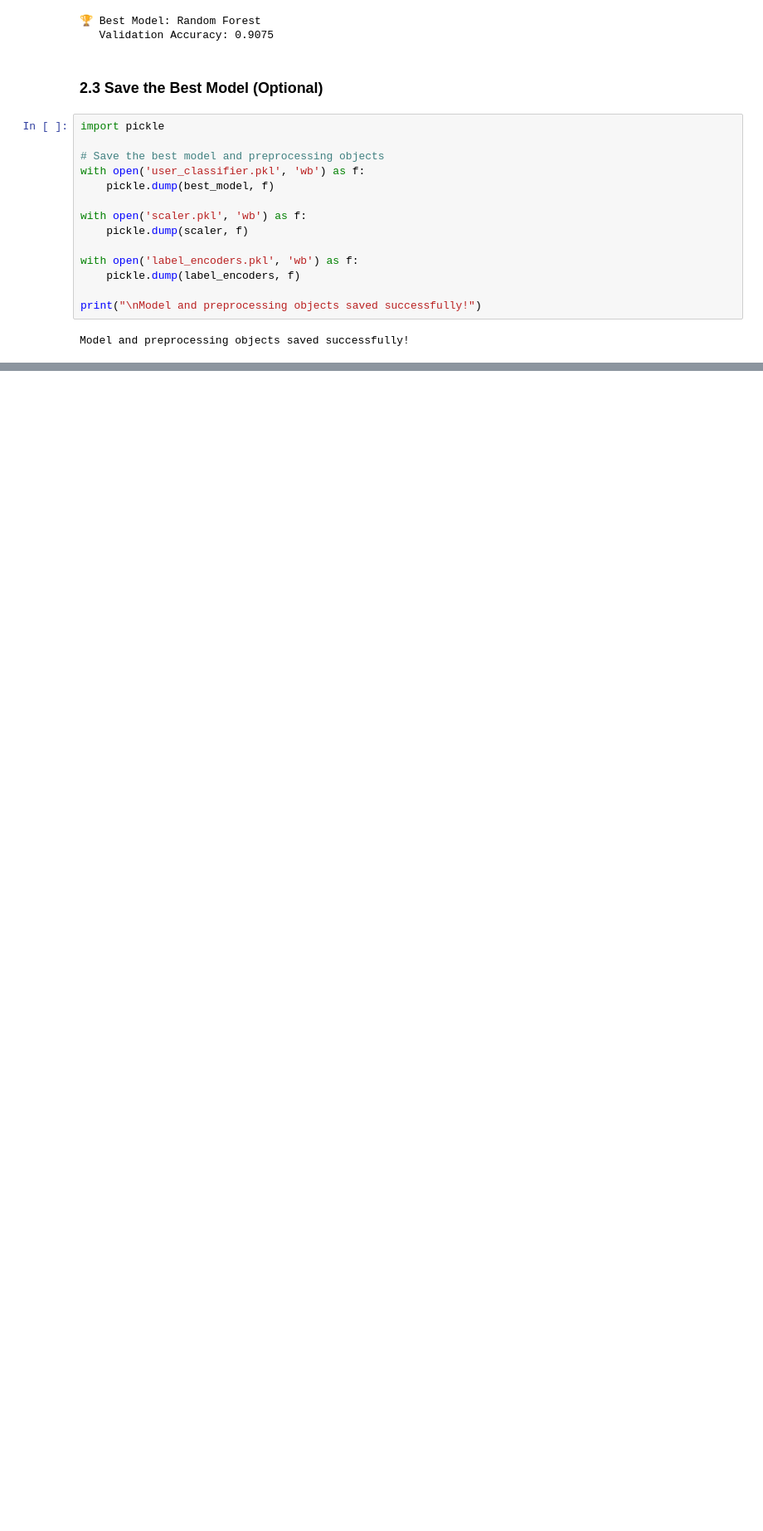
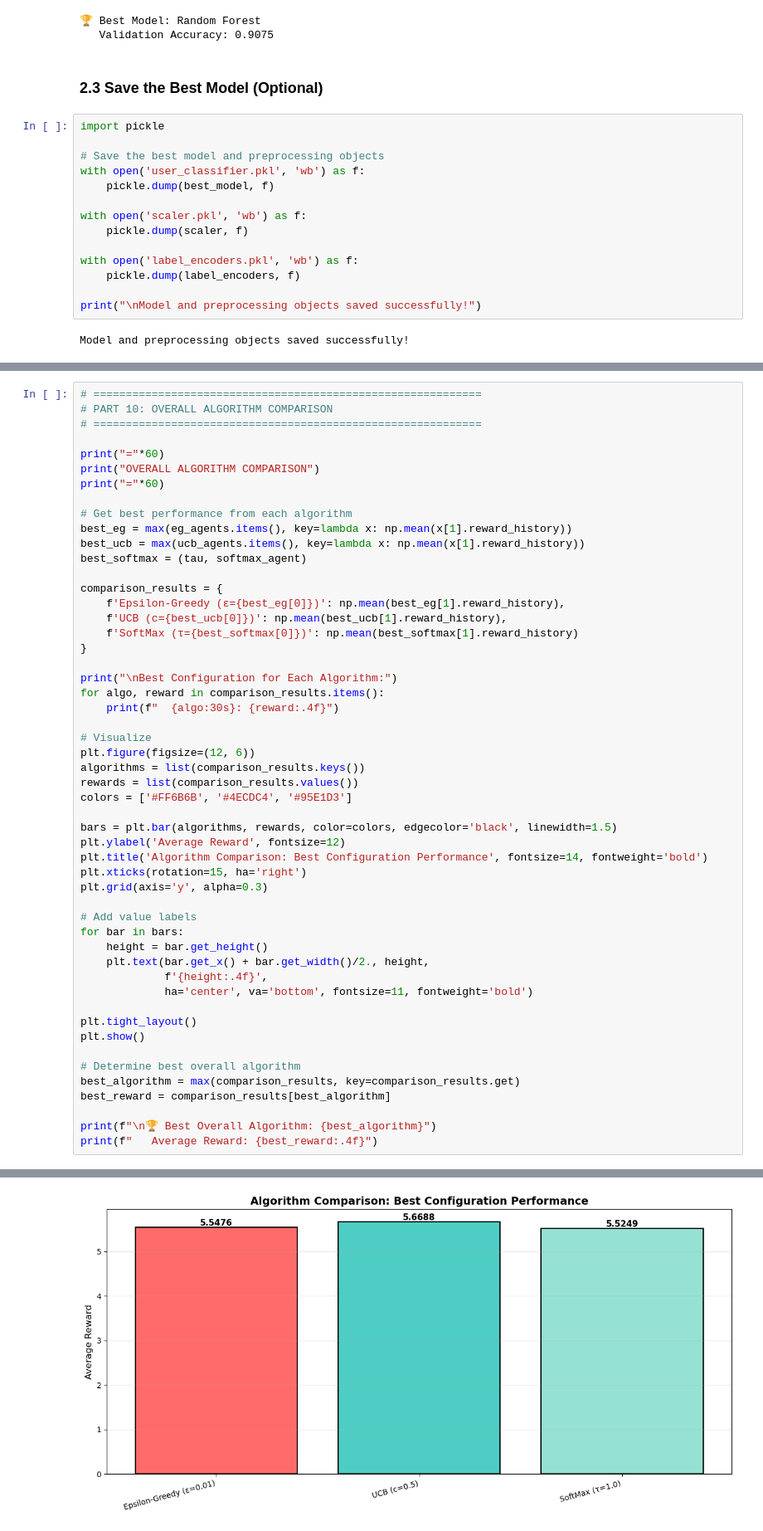
Before and after one commit to lakshitxtyagi/lab3-contextual-bandit, a Jupyter notebook: lab3_results_U20230090.ipynb, the cells around one changed output, grey strips where cells are left out. Shown at 83% size. Cells and saved outputs as stored; diff of their text form; blank space fills up the shorter version.

```diff
--- a/lab3_results_U20230090.ipynb
+++ b/lab3_results_U20230090.ipynb
@@ -421,0 +1132,53 @@ This classifier will serve as the **Context Detector** for the contextual bandit
+# %%
+# ============================================================
+# PART 10: OVERALL ALGORITHM COMPARISON
+# ============================================================
+
+print("="*60)
+print("OVERALL ALGORITHM COMPARISON")
+print("="*60)
+
+# Get best performance from each algorithm
+best_eg = max(eg_agents.items(), key=lambda x: np.mean(x[1].reward_history))
+best_ucb = max(ucb_agents.items(), key=lambda x: np.mean(x[1].reward_history))
+best_softmax = (tau, softmax_agent)
+
+comparison_results = {
+    f'Epsilon-Greedy (ε={best_eg[0]})': np.mean(best_eg[1].reward_history),
+    f'UCB (c={best_ucb[0]})': np.mean(best_ucb[1].reward_history),
+    f'SoftMax (τ={best_softmax[0]})': np.mean(best_softmax[1].reward_history)
+}
+
+print("\nBest Configuration for Each Algorithm:")
+for algo, reward in comparison_results.items():
+    print(f"  {algo:30s}: {reward:.4f}")
+
+# Visualize
+plt.figure(figsize=(12, 6))
+algorithms = list(comparison_results.keys())
+rewards = list(comparison_results.values())
+colors = ['#FF6B6B', '#4ECDC4', '#95E1D3']
+
+bars = plt.bar(algorithms, rewards, color=colors, edgecolor='black', linewidth=1.5)
+plt.ylabel('Average Reward', fontsize=12)
+plt.title('Algorithm Comparison: Best Configuration Performance', fontsize=14, fontweight='bold')
+plt.xticks(rotation=15, ha='right')
+plt.grid(axis='y', alpha=0.3)
+
+# Add value labels
+for bar in bars:
+    height = bar.get_height()
+    plt.text(bar.get_x() + bar.get_width()/2., height,
+             f'{height:.4f}',
+             ha='center', va='bottom', fontsize=11, fontweight='bold')
+
+plt.tight_layout()
+plt.show()
+
+# Determine best overall algorithm
+best_algorithm = max(comparison_results, key=comparison_results.get)
+best_reward = comparison_results[best_algorithm]
+
+print(f"\n🏆 Best Overall Algorithm: {best_algorithm}")
+print(f"   Average Reward: {best_reward:.4f}")
+# %% [output]
@@ -421,0 +1193 @@ This classifier will serve as the **Context Detector** for the contextual bandit
+[figure, added]
```
Also changed, not shown: parts of 22 cells of this notebook, 1 other file.
